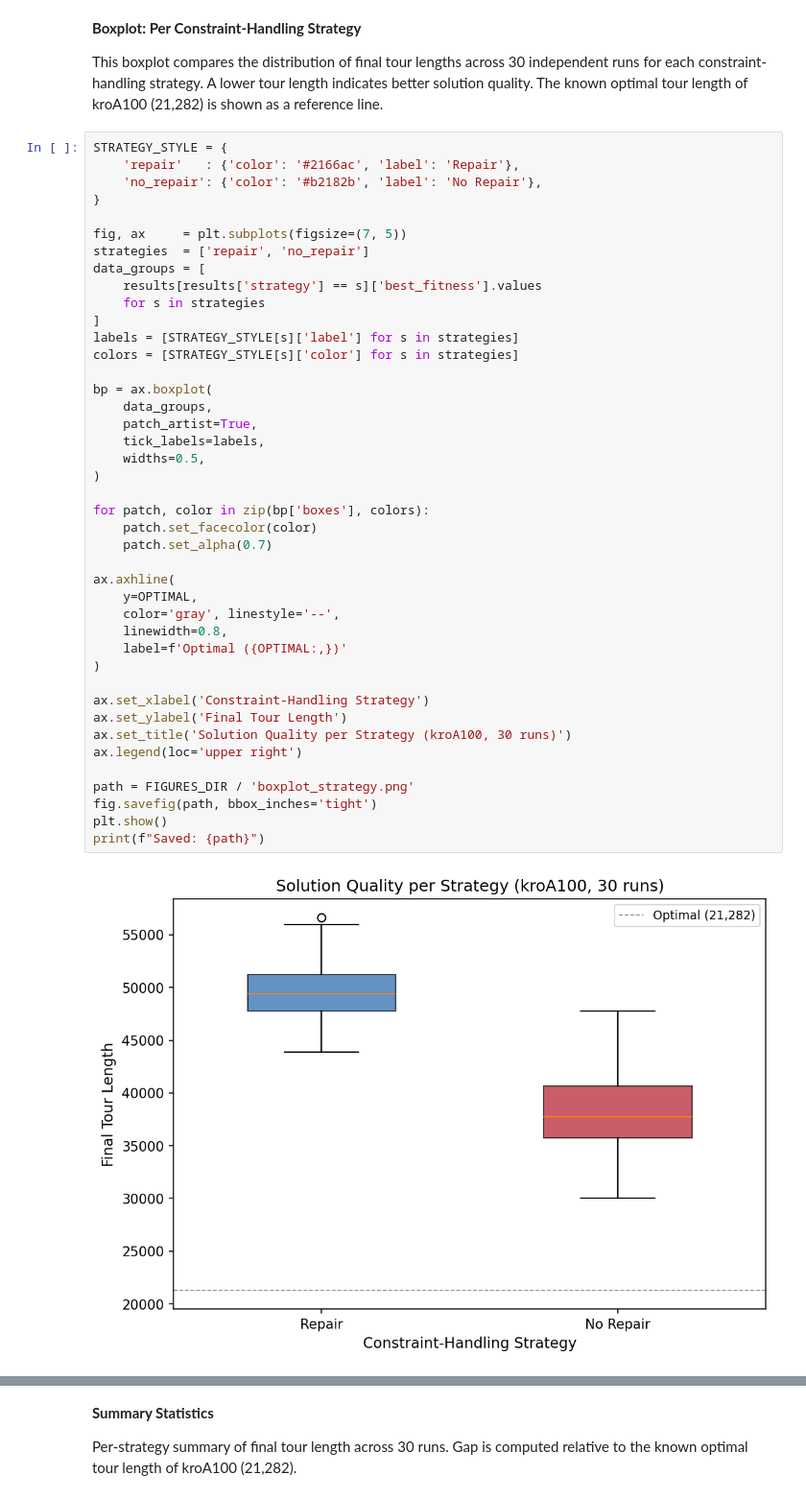
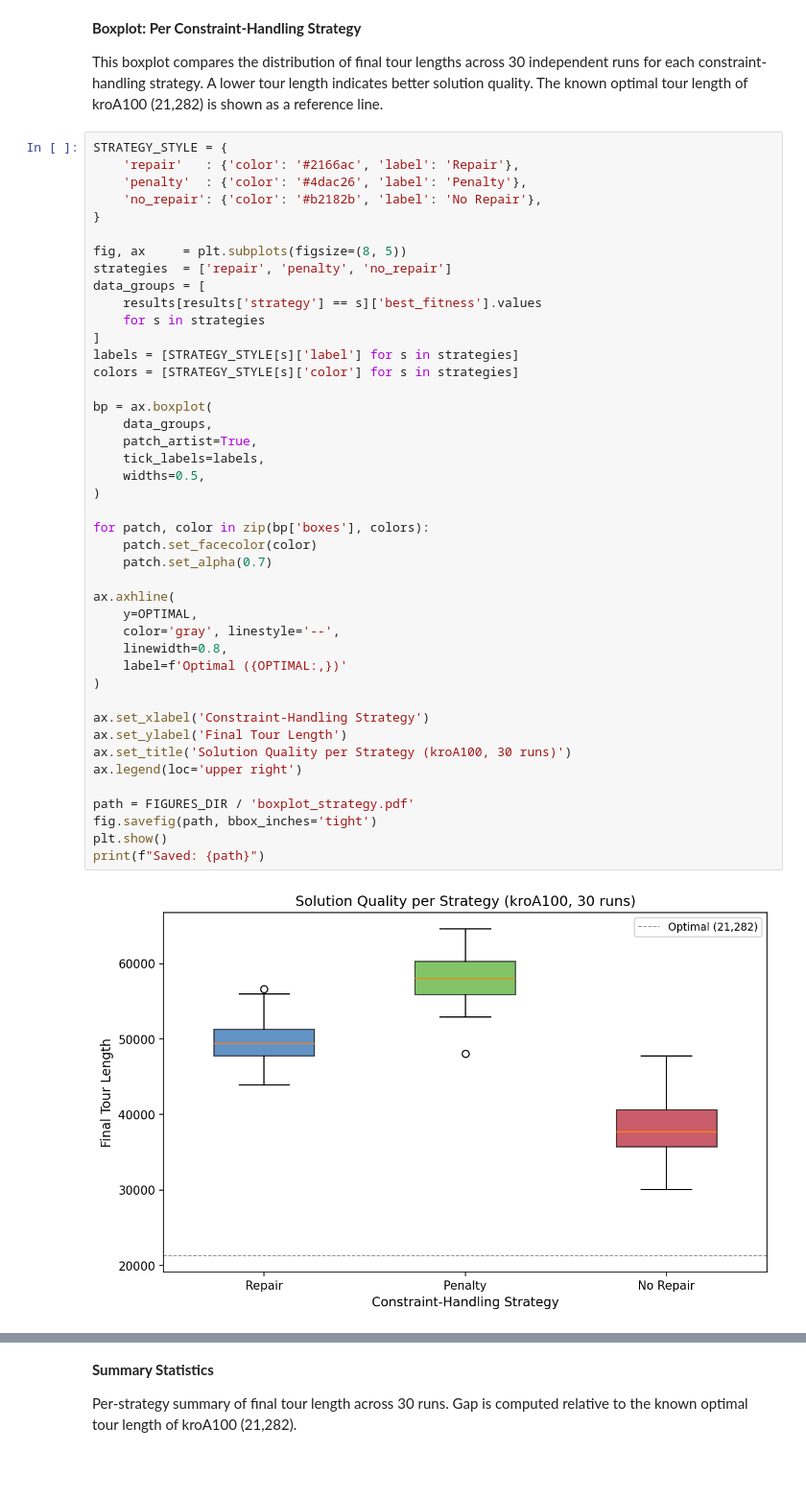
Before and after one commit to ridzuan5757/tc6544-project-2, a Jupyter notebook: notebooks/19_boxplots.ipynb, the cells around one changed output, grey strips where cells are left out. Shown at 96% size. Cells and saved outputs as stored; diff of their text form; blank space fills up the shorter version.

```diff
--- a/notebooks/19_boxplots.ipynb
+++ b/notebooks/19_boxplots.ipynb
@@ -58,11 +59,12 @@ This boxplot compares the distribution of final tour lengths across 30 independe
 # %%
 STRATEGY_STYLE = {
     'repair'   : {'color': '#2166ac', 'label': 'Repair'},
+    'penalty'  : {'color': '#4dac26', 'label': 'Penalty'},
     'no_repair': {'color': '#b2182b', 'label': 'No Repair'},
 }
 
-fig, ax     = plt.subplots(figsize=(7, 5))
-strategies  = ['repair', 'no_repair']
+fig, ax     = plt.subplots(figsize=(8, 5))
+strategies  = ['repair', 'penalty', 'no_repair']
 data_groups = [
     results[results['strategy'] == s]['best_fitness'].values
     for s in strategies
@@ -70,32 +72,32 @@ data_groups = [
 labels = [STRATEGY_STYLE[s]['label'] for s in strategies]
 colors = [STRATEGY_STYLE[s]['color'] for s in strategies]
 
 bp = ax.boxplot(
     data_groups,
     patch_artist=True,
     tick_labels=labels,
     widths=0.5,
 )
 
 for patch, color in zip(bp['boxes'], colors):
     patch.set_facecolor(color)
     patch.set_alpha(0.7)
 
 ax.axhline(
     y=OPTIMAL,
     color='gray', linestyle='--',
     linewidth=0.8,
     label=f'Optimal ({OPTIMAL:,})'
 )
 
 ax.set_xlabel('Constraint-Handling Strategy')
 ax.set_ylabel('Final Tour Length')
 ax.set_title('Solution Quality per Strategy (kroA100, 30 runs)')
 ax.legend(loc='upper right')
 
-path = FIGURES_DIR / 'boxplot_strategy.png'
+path = FIGURES_DIR / 'boxplot_strategy.pdf'
 fig.savefig(path, bbox_inches='tight')
 plt.show()
 print(f"Saved: {path}")
 # %% [output]
-[figure, old version]
+[figure, new version]
```
Also changed, not shown: parts of 10 cells of this notebook.
